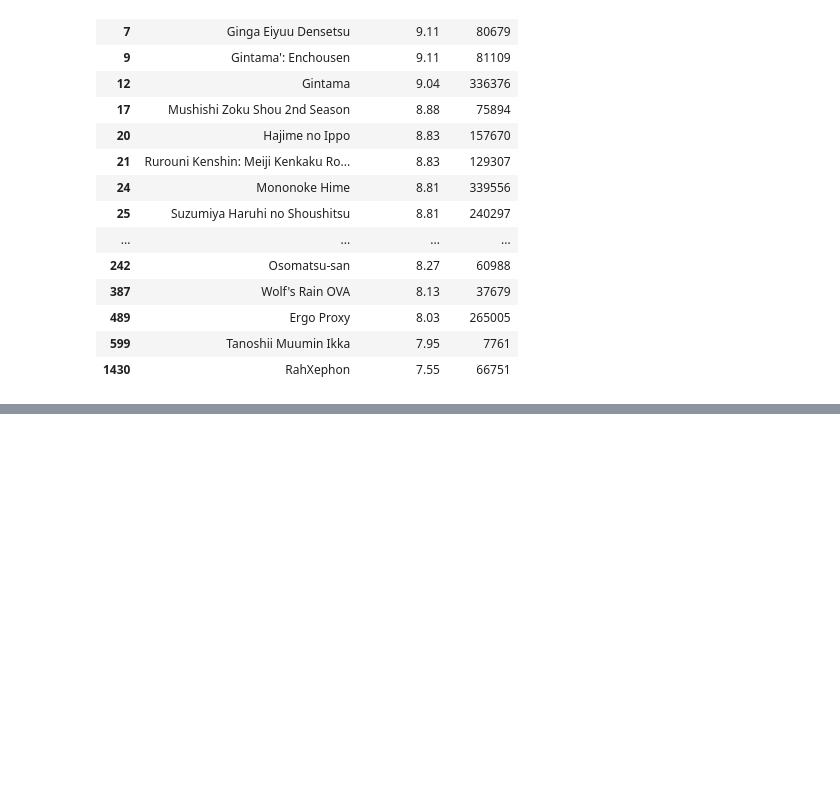
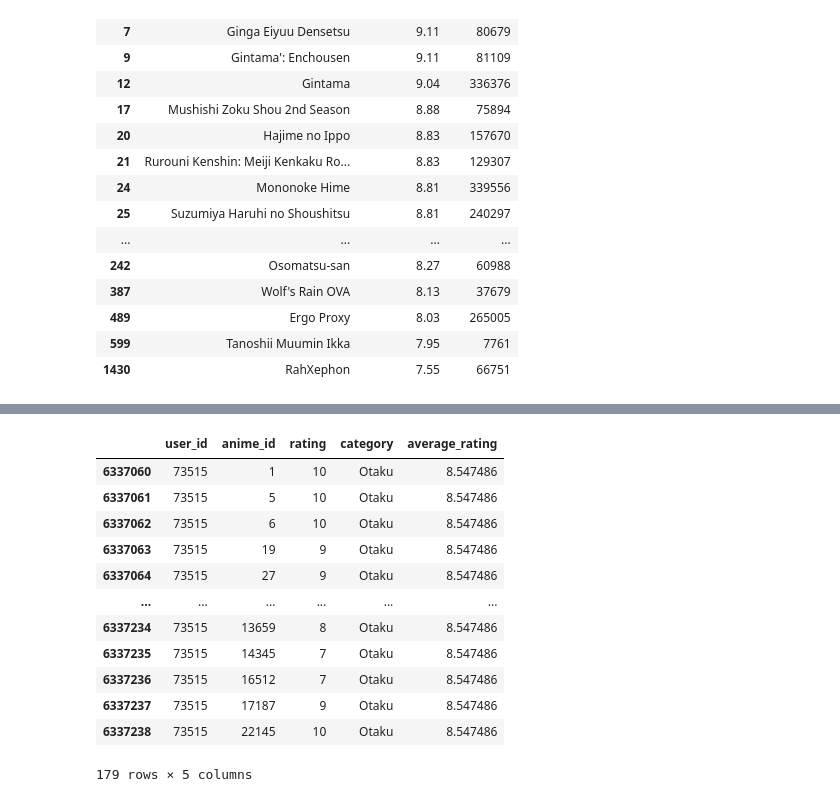
Before and after one commit to obenchekro/MyAnimeList-Recommandation-System, a Jupyter notebook: notebook/MyAnimeList Recommandation System.ipynb, the cells around one changed output, grey strips where cells are left out. Saved outputs shown, nothing was run; the diff lists cells and outputs as text; code cells hidden in the pictures; blank space fills up the shorter version.

```diff
--- a/notebook/MyAnimeList Recommandation System.ipynb
+++ b/notebook/MyAnimeList Recommandation System.ipynb
@@ -1697,0 +1788,16 @@ get_top_n_anime_recommandation(73515, 20)
+# %%
+rating_df_noted[rating_df_noted.user_id == 73515]
+# %% [output]
+|  | user_id | anime_id | rating | category | average_rating |
+| 6337060 | 73515 | 1 | 10 | Otaku | 8.547486 |
+| 6337061 | 73515 | 5 | 10 | Otaku | 8.547486 |
+| 6337062 | 73515 | 6 | 10 | Otaku | 8.547486 |
+| 6337063 | 73515 | 19 | 9 | Otaku | 8.547486 |
+| 6337064 | 73515 | 27 | 9 | Otaku | 8.547486 |
+| ... | ... | ... | ... | ... | ... |
+| 6337234 | 73515 | 13659 | 8 | Otaku | 8.547486 |
+| 6337235 | 73515 | 14345 | 7 | Otaku | 8.547486 |
+| 6337236 | 73515 | 16512 | 7 | Otaku | 8.547486 |
+| 6337237 | 73515 | 17187 | 9 | Otaku | 8.547486 |
+| 6337238 | 73515 | 22145 | 10 | Otaku | 8.547486 |
+179 rows × 5 columns
```
Also changed, not shown: parts of 53 cells of this notebook.
